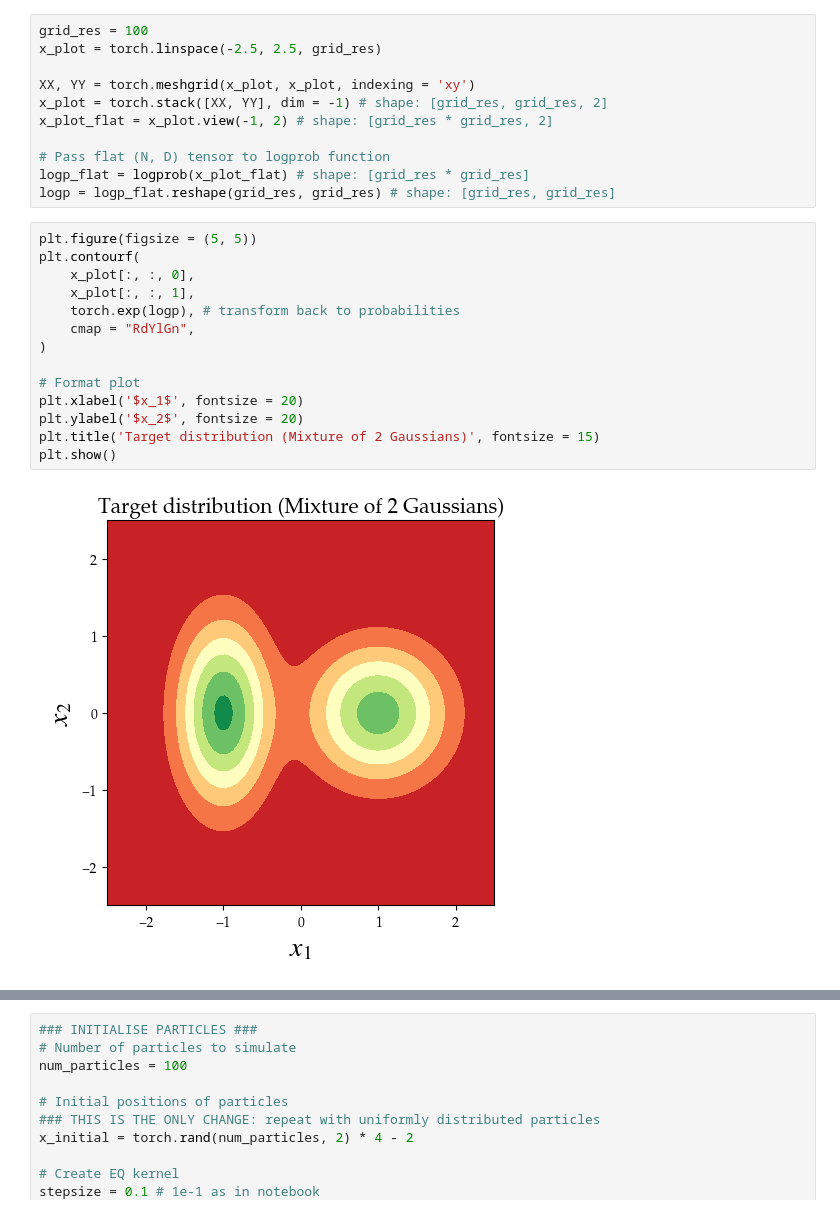
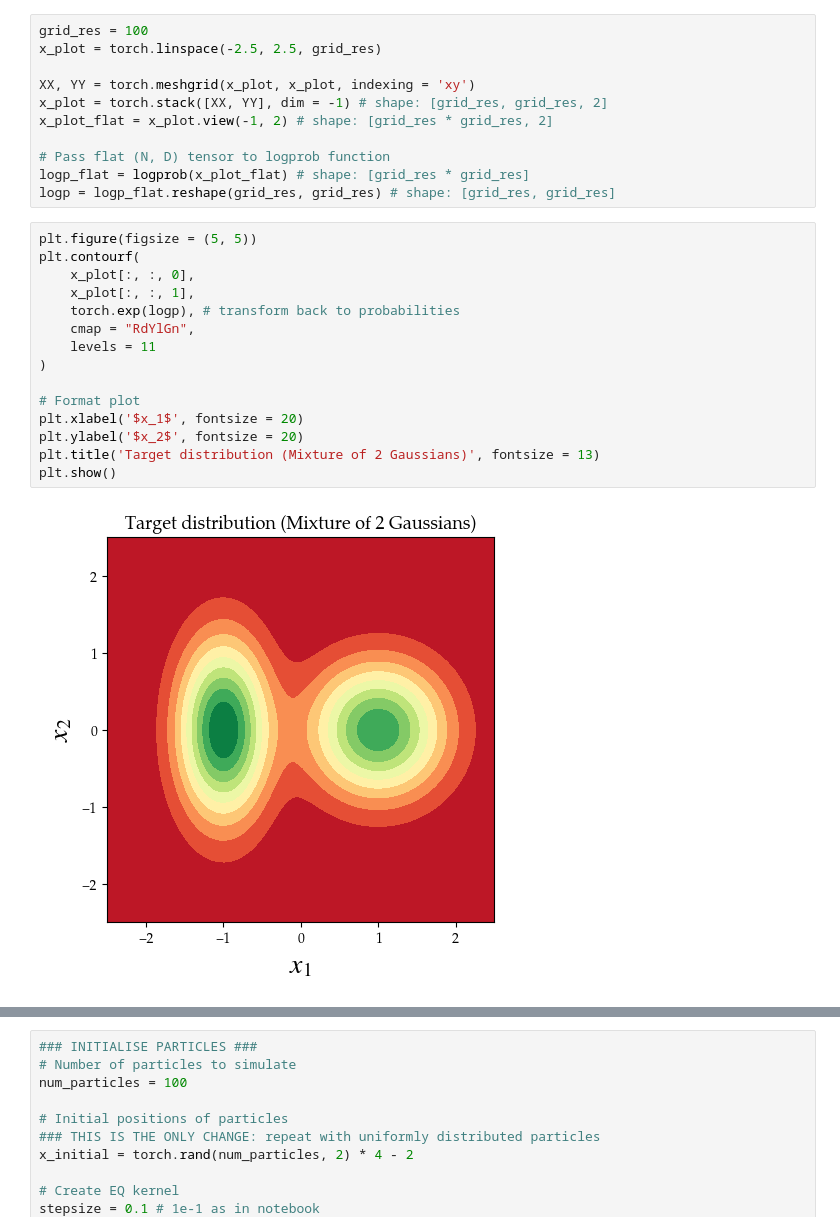
Before and after one commit to kimbente/svgd, a Jupyter notebook: turn_the_stein.ipynb, the cells around one changed output, grey strips where cells are left out. Drawn from its saved outputs; the diff is of its cells as text.

```diff
--- a/turn_the_stein.ipynb
+++ b/turn_the_stein.ipynb
@@ -88,19 +95,20 @@ logp = logp_flat.reshape(grid_res, grid_res) # shape: [grid_res, grid_res]
 # %%
 plt.figure(figsize = (5, 5))
 plt.contourf(
     x_plot[:, :, 0],
     x_plot[:, :, 1],
     torch.exp(logp), # transform back to probabilities
     cmap = "RdYlGn",
+    levels = 11
 )
 
 # Format plot
 plt.xlabel('$x_1$', fontsize = 20)
 plt.ylabel('$x_2$', fontsize = 20)
-plt.title('Target distribution (Mixture of 2 Gaussians)', fontsize = 15)
+plt.title('Target distribution (Mixture of 2 Gaussians)', fontsize = 13)
 plt.show()
 # %% [output]
-[figure, old version]
+[figure, new version]
 # %%
 # Kernel function with adaptive lengthscale
 def kernel(x):
```
Also changed, not shown: parts of 20 cells of this notebook, 8 other files.
